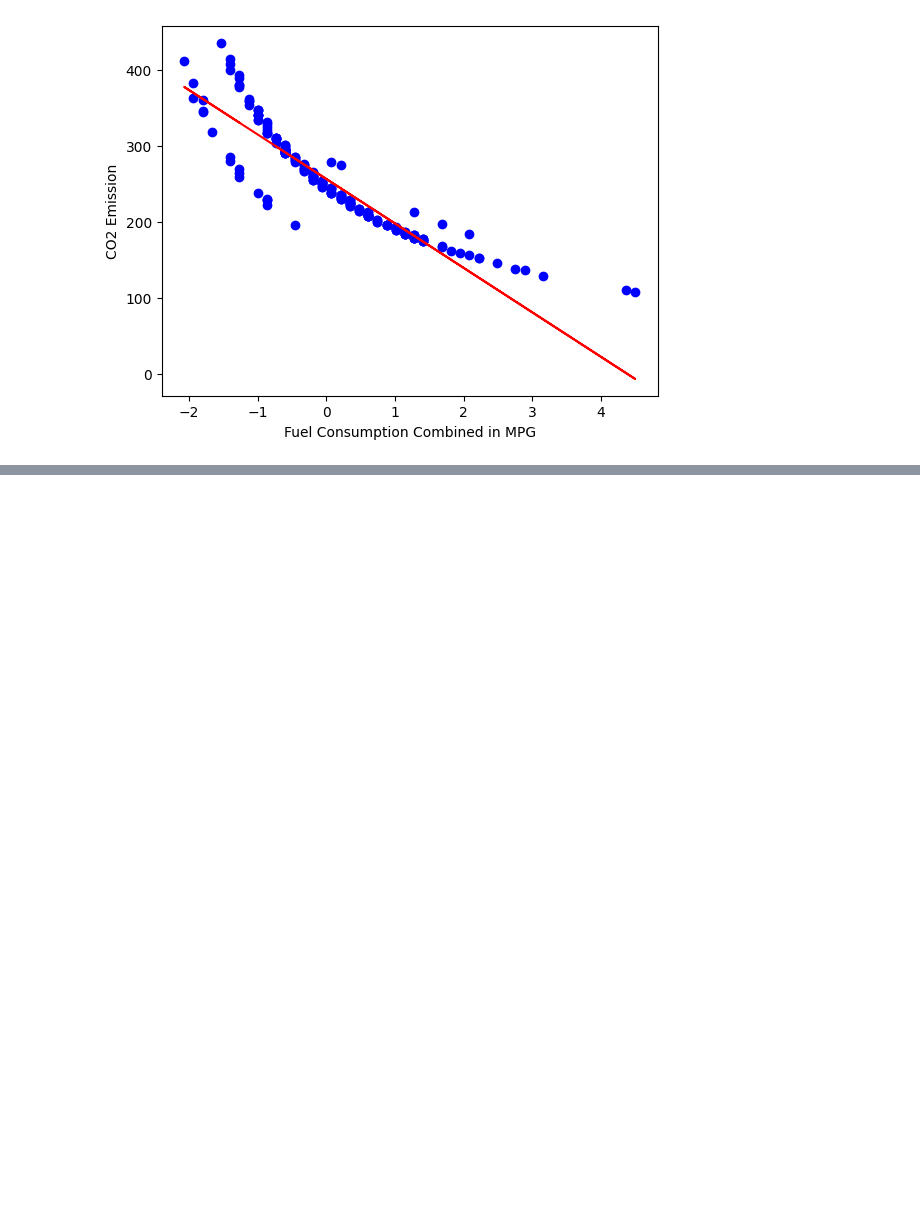
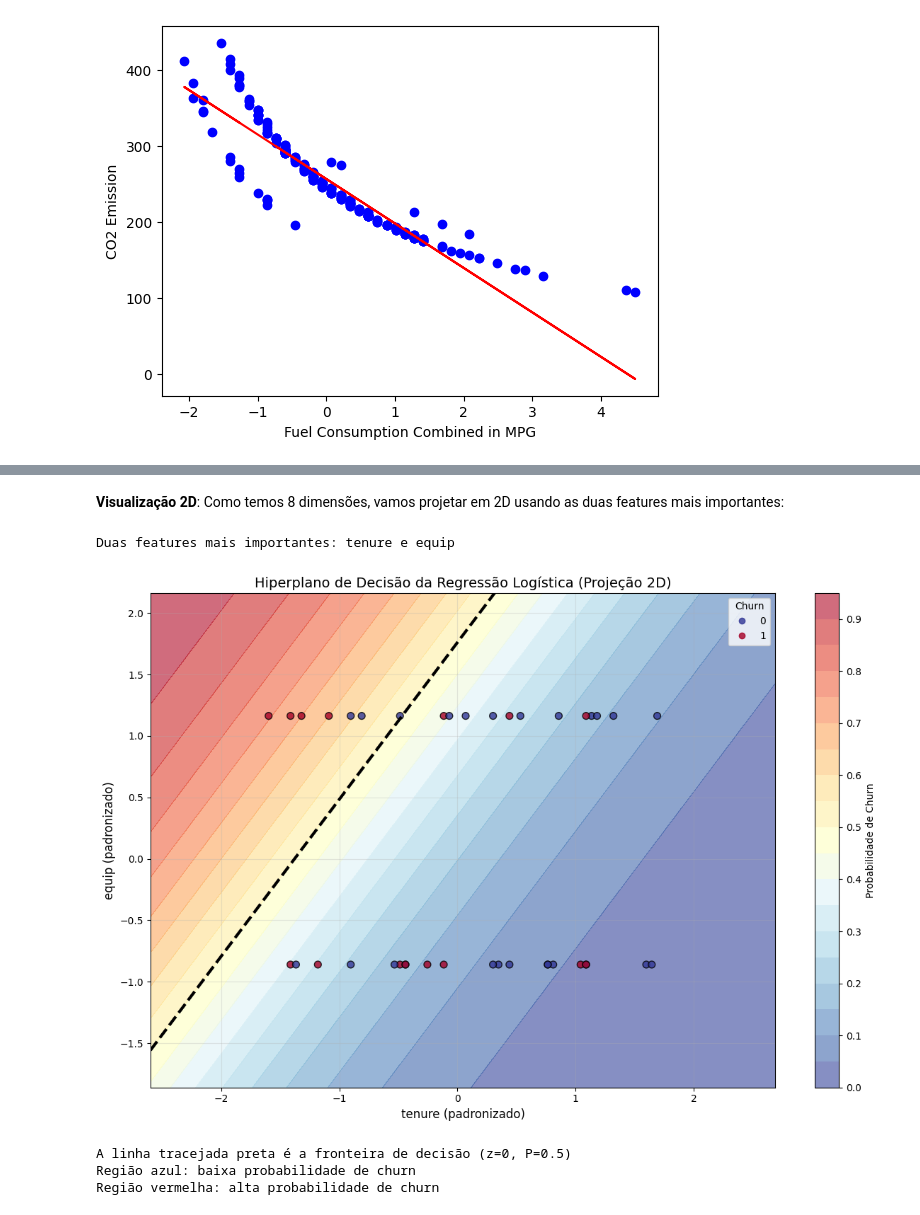
Before and after one commit to henriqueluza/fundamentos-python-data-science, a Jupyter notebook: Machine-Learning.ipynb, the cells around one changed output, grey strips where cells are left out. Drawn from its saved outputs; the diff is of its cells as text; code cells hidden in the pictures; blank space fills up the shorter version.

Commit message:
Adiciona tópicos de regressão logistíca ao notebook de machine learning

```diff
--- a/Machine-Learning.ipynb
+++ b/Machine-Learning.ipynb
@@ -389,0 +676,51 @@ Text(0, 0.5, 'CO2 Emission')
+# %% [markdown]
+**Visualização 2D**: Como temos 8 dimensões, vamos projetar em 2D usando as duas features mais importantes:
+# %%
+# Identificar as duas features mais importantes (maior coeficiente absoluto)
+coef_abs = np.abs(LR.coef_[0])
+top_2_indices = np.argsort(coef_abs)[-2:][::-1]
+feature_names = churn_df.columns[:-1]
+
+print(f"Duas features mais importantes: {feature_names[top_2_indices[0]]} e {feature_names[top_2_indices[1]]}")
+
+# Treinar um modelo apenas com essas duas features para visualização
+LR_2d = LogisticRegression().fit(X_train[:, top_2_indices], y_train)
+
+# Criar malha de pontos para plotar a fronteira de decisão
+x_min, x_max = X_test[:, top_2_indices[0]].min() - 1, X_test[:, top_2_indices[0]].max() + 1
+y_min, y_max = X_test[:, top_2_indices[1]].min() - 1, X_test[:, top_2_indices[1]].max() + 1
+xx, yy = np.meshgrid(np.linspace(x_min, x_max, 200), np.linspace(y_min, y_max, 200))
+
+# Calcular probabilidades para cada ponto da malha
+Z = LR_2d.predict_proba(np.c_[xx.ravel(), yy.ravel()])[:, 1]
+Z = Z.reshape(xx.shape)
+
+# Plotar
+plt.figure(figsize=(12, 8))
+plt.contourf(xx, yy, Z, levels=20, cmap='RdYlBu_r', alpha=0.6)
+plt.colorbar(label='Probabilidade de Churn')
+
+# Plotar a fronteira de decisão (probabilidade = 0.5)
+plt.contour(xx, yy, Z, levels=[0.5], colors='black', linewidths=3, linestyles='--')
+
+# Plotar os pontos de teste
+scatter = plt.scatter(X_test[:, top_2_indices[0]], X_test[:, top_2_indices[1]],
+                     c=y_test, cmap='RdYlBu_r', edgecolors='black', s=50, alpha=0.8)
+
+plt.xlabel(f'{feature_names[top_2_indices[0]]} (padronizado)', fontsize=12)
+plt.ylabel(f'{feature_names[top_2_indices[1]]} (padronizado)', fontsize=12)
+plt.title('Hiperplano de Decisão da Regressão Logística (Projeção 2D)', fontsize=14)
+plt.legend(*scatter.legend_elements(), title="Churn", loc="upper right")
+plt.grid(alpha=0.3)
+plt.tight_layout()
+plt.show()
+
+print("\nA linha tracejada preta é a fronteira de decisão (z=0, P=0.5)")
+print("Região azul: baixa probabilidade de churn")
+print("Região vermelha: alta probabilidade de churn")
+# %% [output]
+Duas features mais importantes: tenure e equip
+[figure, added]
+A linha tracejada preta é a fronteira de decisão (z=0, P=0.5)
+Região azul: baixa probabilidade de churn
+Região vermelha: alta probabilidade de churn
```
Also changed, not shown: parts of 34 cells of this notebook.
